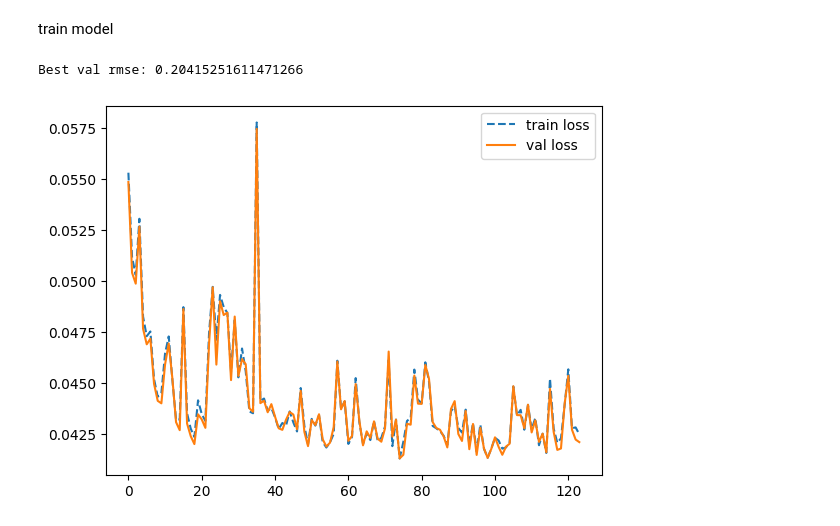
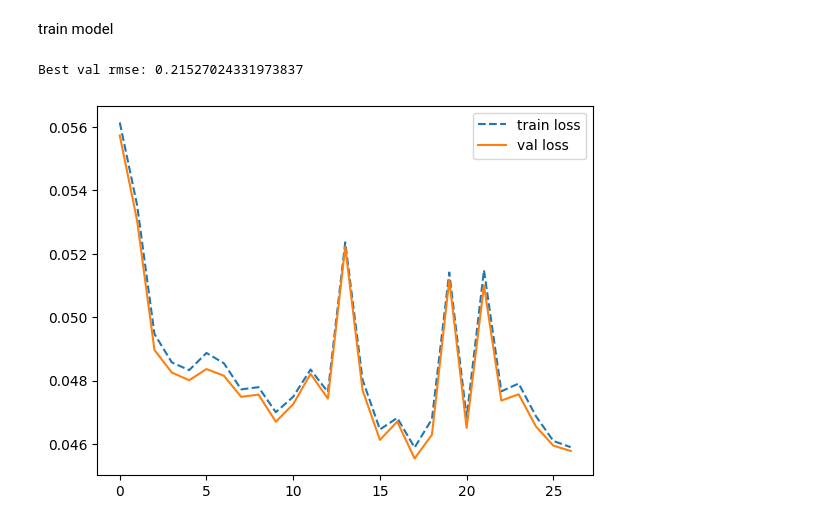
Before and after one commit to ablaybozz/trading_algorithm, a Jupyter notebook: 3.TrainEncoder.ipynb, the cells around one changed output. Cells and saved outputs as stored; diff of their text form; code cells hidden in the pictures.

```diff
--- a/3.TrainEncoder.ipynb
+++ b/3.TrainEncoder.ipynb
@@ -28,24 +28,6 @@ df.head()
 | 4 | 1669003200000 | 16073.15 | 16319.00 | 16064.22 | 16149.97 | 18837.79424 | 2022-11-21 04:00:00 | -3.098767 | 0 | ... |
 # %% [markdown]
 make consecuent series
-# %%
-def col_to_matrix(value_col: pd.Series, time_col: pd.Series, size: int) -> (np.ndarray, np.array):
-    """
-    Convert a series into matrix of given width so each row has consecuent values
-    Also saves the time corresponding to each row
-    Args:
-        col: column with initial values
-        time_col: column with time records
-        size: width of the matrix
-    Retruns:
-        np.ndarray: matrix of given width, drops the remaining values
-        np.array: array of time corresponding to each row
-    """
-    values = value_col.values
-    matrix = np.lib.stride_tricks.sliding_window_view(values, size)
-    times = time_col.values
-    time_array = np.array(times[: len(matrix)])
-    return matrix, time_array
 # %%
 close_matrix, close_timestamps = col_to_matrix(df['close'], df['timestamp'], 24)
 # %%
@@ -244,20 +226,18 @@ model = Autoencoder(24, nn.LeakyReLU())
 # %%
 train_params = {'optimizer': optim.Adam(model.parameters(), lr = 0.01),
                 'criterion': nn.MSELoss(),
-                'epochs': 500,
-                'patience': 50
+                'epochs': 1000,
+                'batch_size': 64,
+                'patience': 10
                }
-# %%
-batch_size = 64
-train_loader = DataLoader(TensorDataset(train_tensor), batch_size=batch_size, shuffle=True)
-val_loader = DataLoader(TensorDataset(val_tensor), batch_size=batch_size, shuffle=False)
 # %%
-def train_model(model, train_loader, val_loader, train_params, to_plot=False):
+def train_model(model, train_tensor, val_tensor, train_params, to_plot=False):
 
     optimizer = train_params['optimizer']
     criterion = train_params['criterion']
     epochs = train_params['epochs']
     patience = train_params['patience']
+    batch_size = train_params['batch_size']
 
     train_LOSS=[]
     val_LOSS = []
@@ -265,7 +245,10 @@ def train_model(model, train_loader, val_loader, train_params, to_plot=False):
     best_model_state = None
     epochs_without_improvement = 0
 
+    train_loader = DataLoader(TensorDataset(train_tensor), batch_size=batch_size, shuffle=True)
     for epoch in range(epochs):
+        #Training phase
+        model.train()
         for data, in train_loader:
             yhat=model(data)
             loss=criterion(yhat, data)
@@ -312,7 +295,7 @@ def train_model(model, train_loader, val_loader, train_params, to_plot=False):
 
     return model
 # %%
-model = train_model(model, train_loader, val_loader, train_params, True)
+model = train_model(model, train_tensor, val_tensor, train_params, True)
 # %% [output]
-Best val rmse: 0.20415251611471266
+Best val rmse: 0.21527024331973837
-[figure, old version]
+[figure, new version]
```
Also changed, not shown: parts of 2 cells of this notebook, 4 other files.
